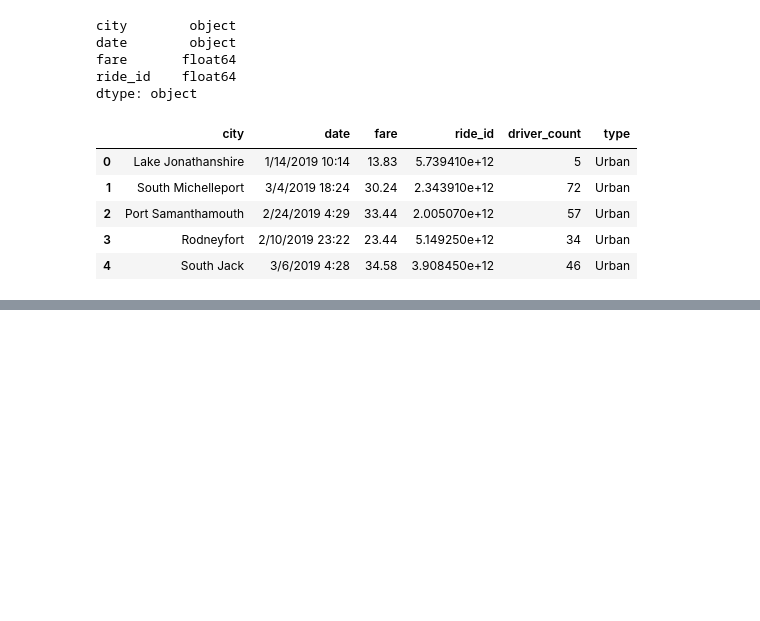
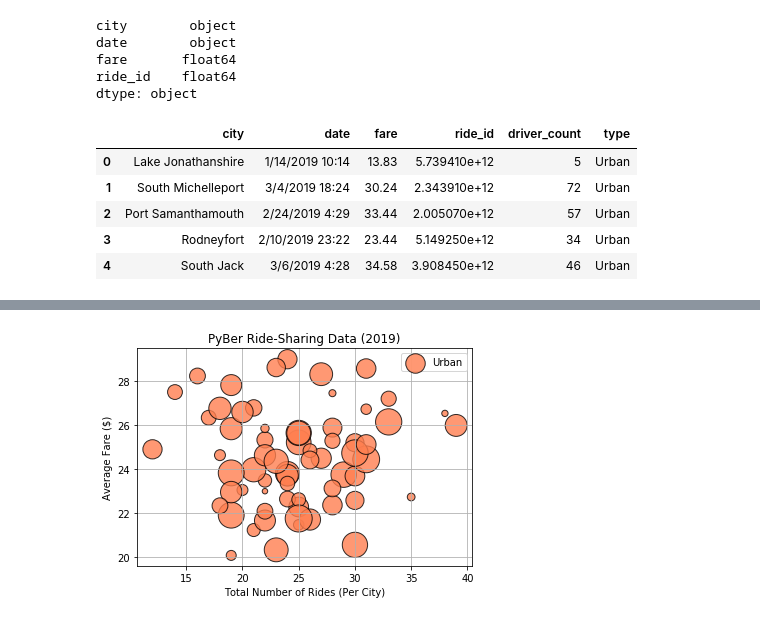
Before and after one commit to Muzznah/Pyber-Growth-Opportunity-Analysisis, a Jupyter notebook: PyBer.ipynb, the cells around one changed output, grey strips where cells are left out. Cells and saved outputs as stored; diff of their text form; code cells hidden in the pictures; blank space fills up the shorter version.

Commit message:
PyBer Ride-Sharing Data (2019)

```diff
--- a/PyBer.ipynb
+++ b/PyBer.ipynb
@@ -130,0 +170,6 @@ pyber_data_df.head()
+# %%
+# Get the number of rides for urban cities.
+urban_ride_count=urban_cities_df.groupby(["city"]).count()["ride_id"]
+
+#Display count.
+urban_ride_count.head()
@@ -130,0 +212,6 @@ pyber_data_df.head()
+# %%
+# Get the average fare for each city in Urban.
+avg_fare_urban=urban_cities_df.groupby(['city']).mean()['fare']
+
+#Display average.
+avg_fare_urban.head()
@@ -130,0 +254,6 @@ pyber_data_df.head()
+# %%
+#Get the average number of drivers for each city of Urban.
+avg_drivers_urban=urban_cities_df.groupby(['city']).mean()['driver_count']
+
+#Display the average.
+avg_drivers_urban.head()
@@ -130,0 +296,25 @@ pyber_data_df.head()
+# %%
+#Create Urban Cities Bubble Chart.
+plt.scatter(x=urban_ride_count,
+            y=avg_fare_urban,
+            s=10*avg_drivers_urban,
+            c='coral',
+            edgecolor='black',
+            linewidths=1,
+            alpha=.80,
+            label='Urban')
+
+#Create plot title.
+plt.title("PyBer Ride-Sharing Data (2019)")
+
+#Create x and y axis labels.
+plt.xlabel("Total Number of Rides (Per City)")
+plt.ylabel("Average Fare ($)")
+
+#Add legend.
+plt.legend()
+
+#Add grid.
+plt.grid(True)
+# %% [output]
+[figure, added]
```
Also changed, not shown: parts of 15 cells of this notebook, 1 other file.
